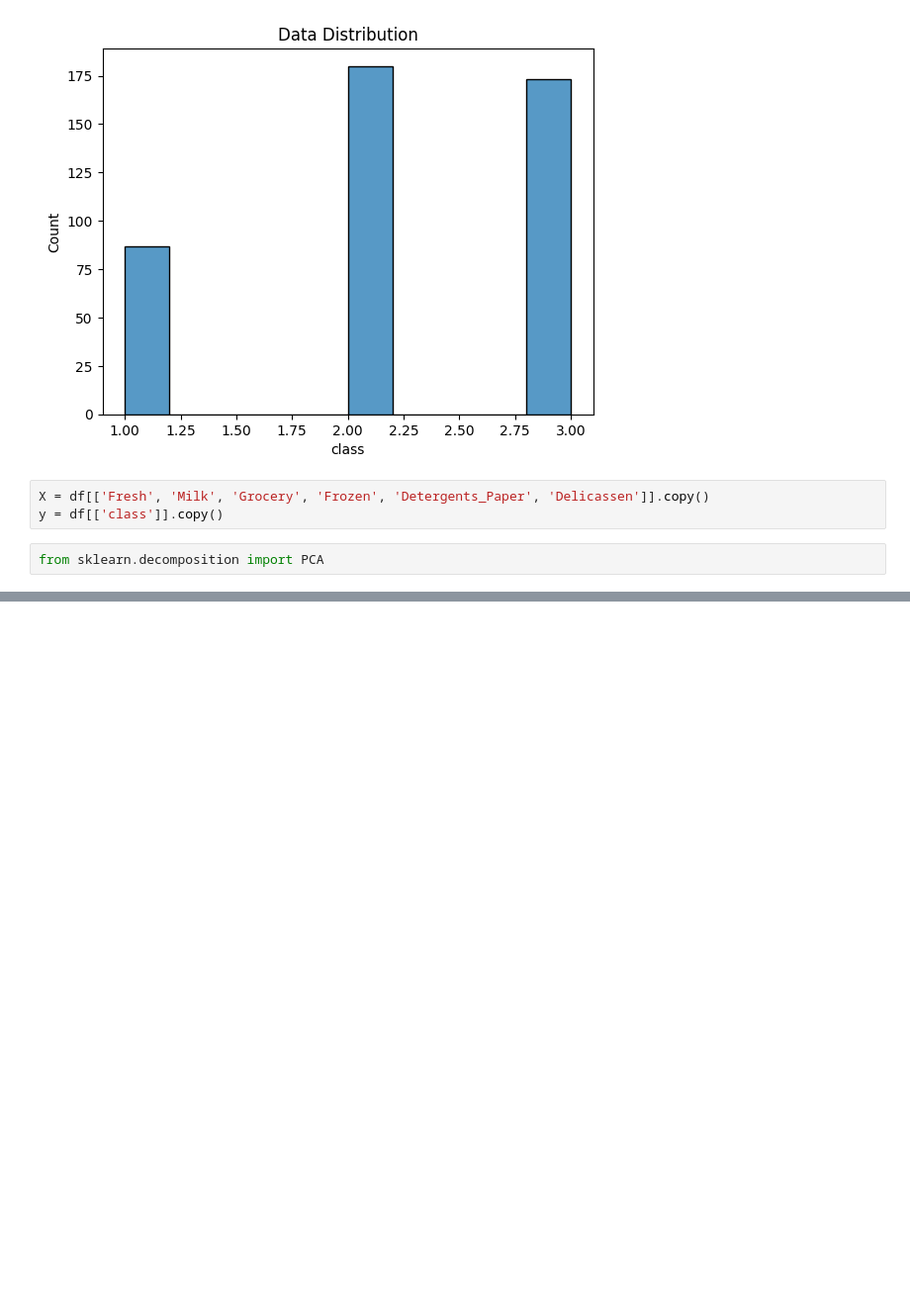
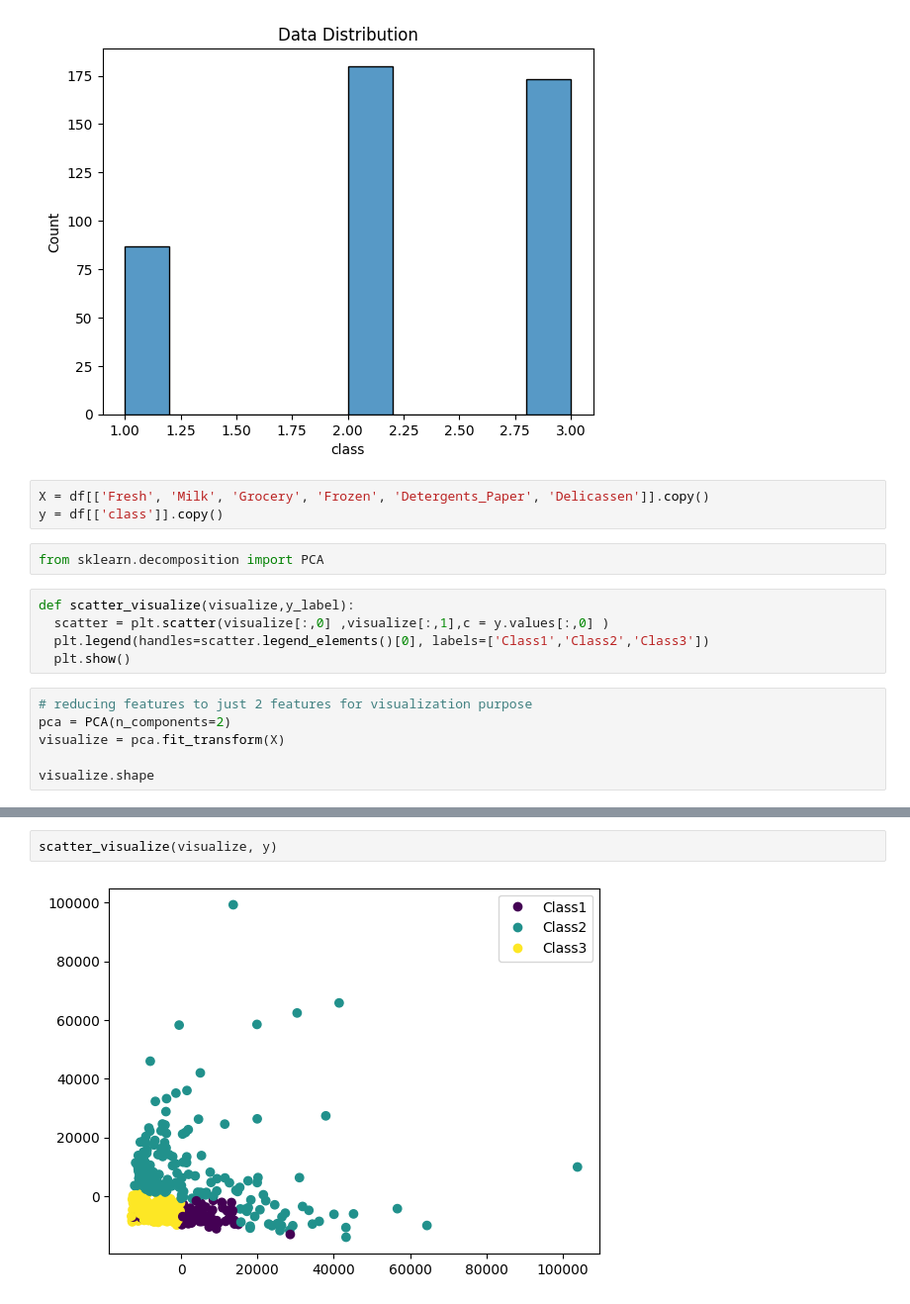
Before and after one commit to Himanshu-Kumar-123/ML-Supervised-Learning, a Jupyter notebook: K-Nearest_Neighbor(KNN).ipynb, the cells around one changed output, grey strips where cells are left out. Shown: that part at 99% size. Drawn from its saved outputs; the diff is of its cells as text; blank space fills up the shorter version.

```diff
--- a/K-Nearest_Neighbor(KNN).ipynb
+++ b/K-Nearest_Neighbor(KNN).ipynb
@@ -35,3 +35,14 @@ X = df[['Fresh', 'Milk', 'Grocery', 'Frozen', 'Detergents_Paper', 'Delicassen']]
 y = df[['class']].copy()
 # %%
 from sklearn.decomposition import PCA
+# %%
+def scatter_visualize(visualize,y_label):
+  scatter = plt.scatter(visualize[:,0] ,visualize[:,1],c = y.values[:,0] )
+  plt.legend(handles=scatter.legend_elements()[0], labels=['Class1','Class2','Class3'])
+  plt.show()
+# %%
+# reducing features to just 2 features for visualization purpose
+pca = PCA(n_components=2)
+visualize = pca.fit_transform(X)
+
+visualize.shape
@@ -37,0 +59,4 @@ from sklearn.decomposition import PCA
+# %%
+scatter_visualize(visualize, y)
+# %% [output]
+[figure, added]
```
Also changed, not shown: parts of 2 cells of this notebook.
